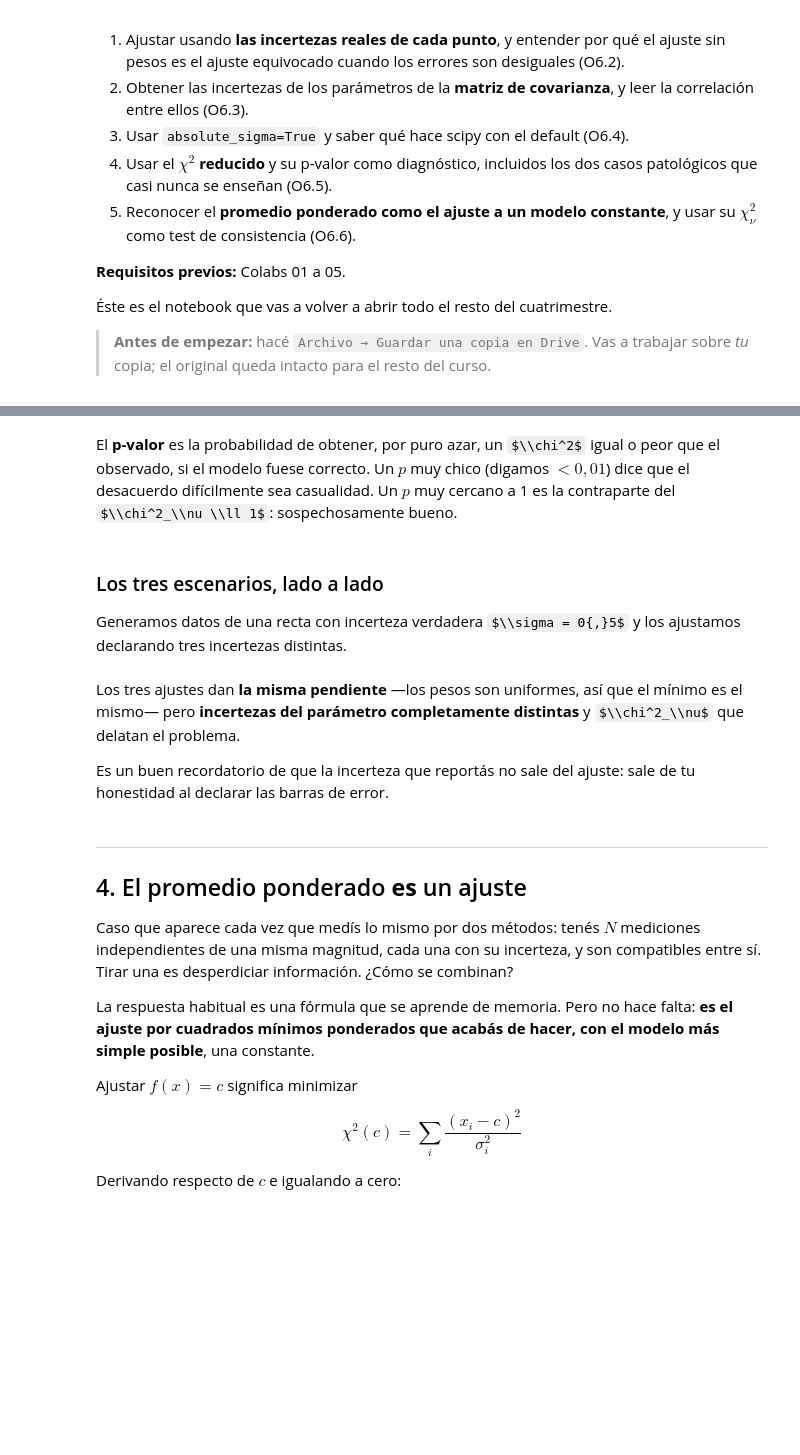
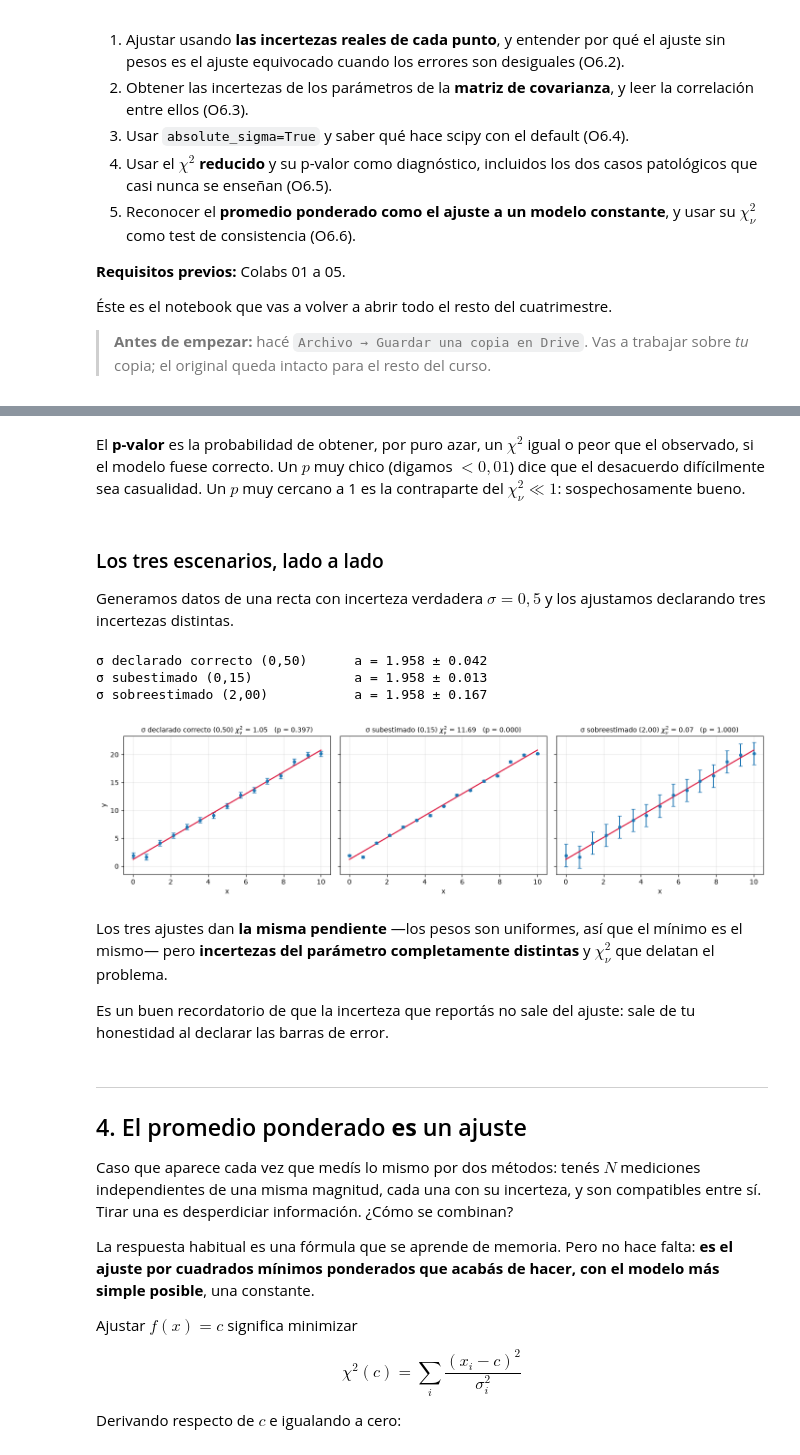
Before and after one commit to charlyacha/Labo1-colabs, a Jupyter notebook: 06_Ajuste_ponderado_covarianza_y_chi2.ipynb, the cells around one changed output, grey strips where cells are left out. Cells and saved outputs as stored; diff of their text form; code cells hidden in the pictures; some formulas as TeX source; blank space fills up the shorter version.

```diff
--- a/06_Ajuste_ponderado_covarianza_y_chi2.ipynb
+++ b/06_Ajuste_ponderado_covarianza_y_chi2.ipynb
@@ -192,36 +229,41 @@ chi2_reducido(elong, recta(masa, *p_con), err, n_parametros=2)
 # %% [markdown]
-El **p-valor** es la probabilidad de obtener, por puro azar, un $\\chi^2$ igual o peor que el
+El **p-valor** es la probabilidad de obtener, por puro azar, un $\chi^2$ igual o peor que el
 observado, si el modelo fuese correcto. Un $p$ muy chico (digamos $< 0{,}01$) dice que el desacuerdo
-difícilmente sea casualidad. Un $p$ muy cercano a 1 es la contraparte del $\\chi^2_\\nu \\ll 1$:
+difícilmente sea casualidad. Un $p$ muy cercano a 1 es la contraparte del $\chi^2_\nu \ll 1$:
 sospechosamente bueno.
 # %% [markdown]
 ### Los tres escenarios, lado a lado
 
-Generamos datos de una recta con incerteza verdadera $\\sigma = 0{,}5$ y los ajustamos declarando
+Generamos datos de una recta con incerteza verdadera $\sigma = 0{,}5$ y los ajustamos declarando
 tres incertezas distintas.
 # %%
 xg = np.linspace(0, 10, 15)
 sigma_verdadero = 0.5
 yg = 2.0*xg + 1.0 + np.random.normal(0, sigma_verdadero, len(xg))
 
 casos = [("σ declarado correcto (0,50)", np.full_like(xg, 0.50)),
          ("σ subestimado (0,15)",        np.full_like(xg, 0.15)),
          ("σ sobreestimado (2,00)",      np.full_like(xg, 2.00))]
 
 fig, axes = plt.subplots(1, 3, figsize=(14, 3.8), sharey=True)
 for ax, (nombre, sg) in zip(axes, casos):
     pp, cc = curve_fit(recta, xg, yg, sigma=sg, absolute_sigma=True)
     c2r, pv = chi2_reducido(yg, recta(xg, *pp), sg, 2, verbose=False)
     ax.errorbar(xg, yg, yerr=sg, fmt='o', ms=4, capsize=3)
     ax.plot(xg, recta(xg, *pp), 'crimson', lw=1.6)
-    ax.set_title(f'{nombre}\n$\\chi^2_\\nu$ = {c2r:.2f}   (p = {pv:.3f})', fontsize=10)
+    ax.set_title(rf'{nombre} $\chi^2_\nu$ = {c2r:.2f}   (p = {pv:.3f})', fontsize=10)
     ax.set_xlabel('x'); ax.grid(alpha=0.3)
     print(f"{nombre:<32} a = {pp[0]:.3f} ± {np.sqrt(cc[0,0]):.3f}")
 axes[0].set_ylabel('y')
 fig.tight_layout(); plt.show()
+# %% [output]
+σ declarado correcto (0,50)      a = 1.958 ± 0.042
+σ subestimado (0,15)             a = 1.958 ± 0.013
+σ sobreestimado (2,00)           a = 1.958 ± 0.167
+[figure, added]
 # %% [markdown]
 Los tres ajustes dan **la misma pendiente** —los pesos son uniformes, así que el mínimo es el mismo—
-pero **incertezas del parámetro completamente distintas** y $\\chi^2_\\nu$ que delatan el problema.
+pero **incertezas del parámetro completamente distintas** y $\chi^2_\nu$ que delatan el problema.
 
 Es un buen recordatorio de que la incerteza que reportás no sale del ajuste: sale de tu honestidad
 al declarar las barras de error.
```
Also changed, not shown: parts of 10 cells of this notebook, 3 other files.
